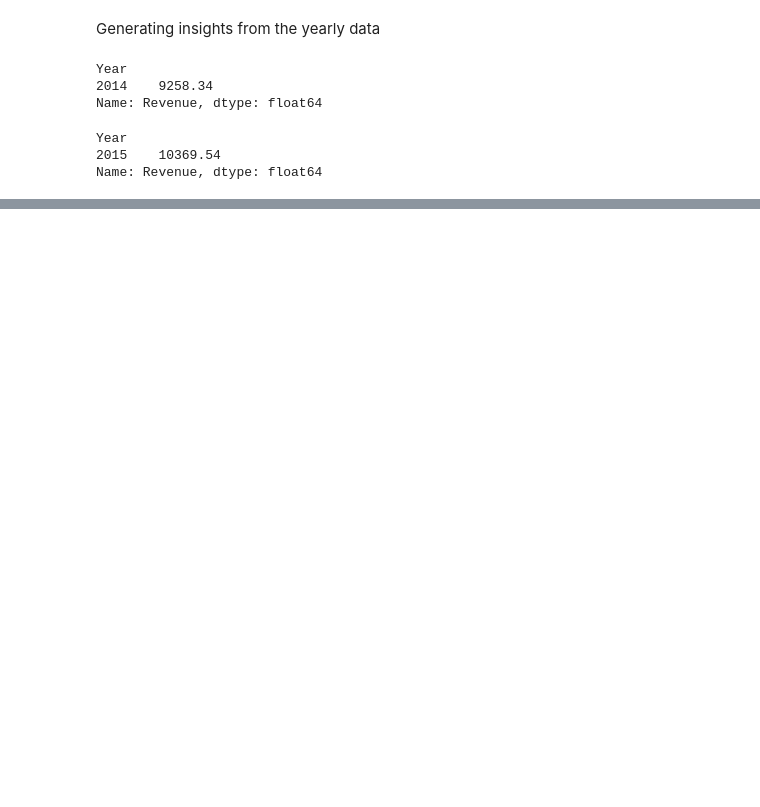
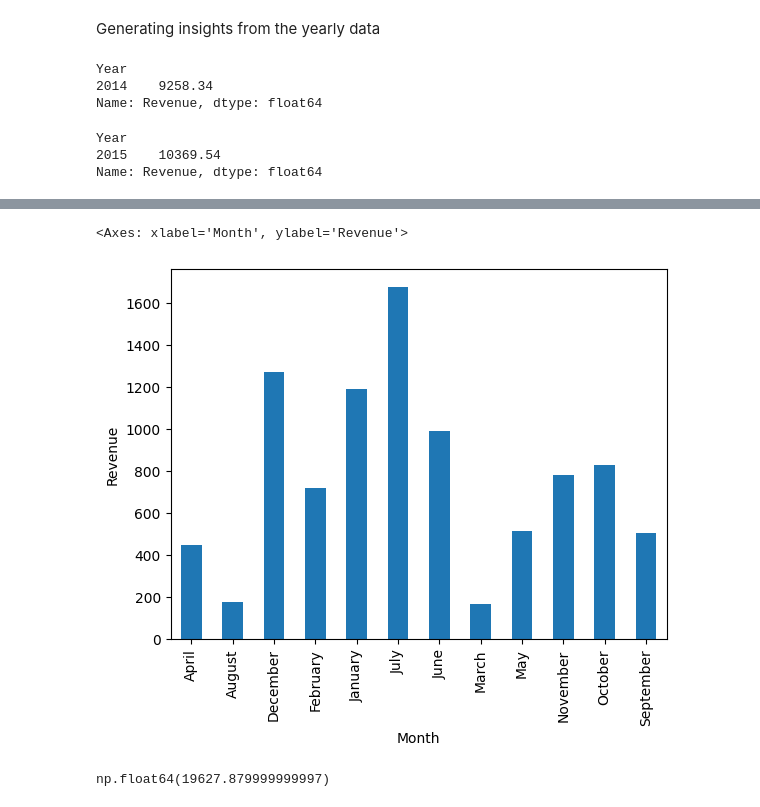
Before and after one commit to bissakaAI/DataAndData_analysis, a Jupyter notebook: Task_folder/pandas/Electronics_sales.ipynb, the cells around one changed output, grey strips where cells are left out. Drawn from its saved outputs; the diff is of its cells as text; code cells hidden in the pictures; blank space fills up the shorter version.

```diff
--- a/Task_folder/pandas/Electronics_sales.ipynb
+++ b/Task_folder/pandas/Electronics_sales.ipynb
@@ -276,0 +289,10 @@ Total_monthly_sales15.plot(kind = "bar",xlabel = "Day of the week", ylabel ="Rev
+# %%
+# lets put this in a plot using pandas
+Total_monthly_sales14.plot(kind = "bar",xlabel = "Month", ylabel ="Revenue")
+# %% [output]
+<Axes: xlabel='Month', ylabel='Revenue'>
+[figure, added]
+# %%
+Total_revenue=sales["Revenue"].sum()
+# %% [output]
+np.float64(19627.879999999997)
```
Also changed, not shown: parts of 16 cells of this notebook.
